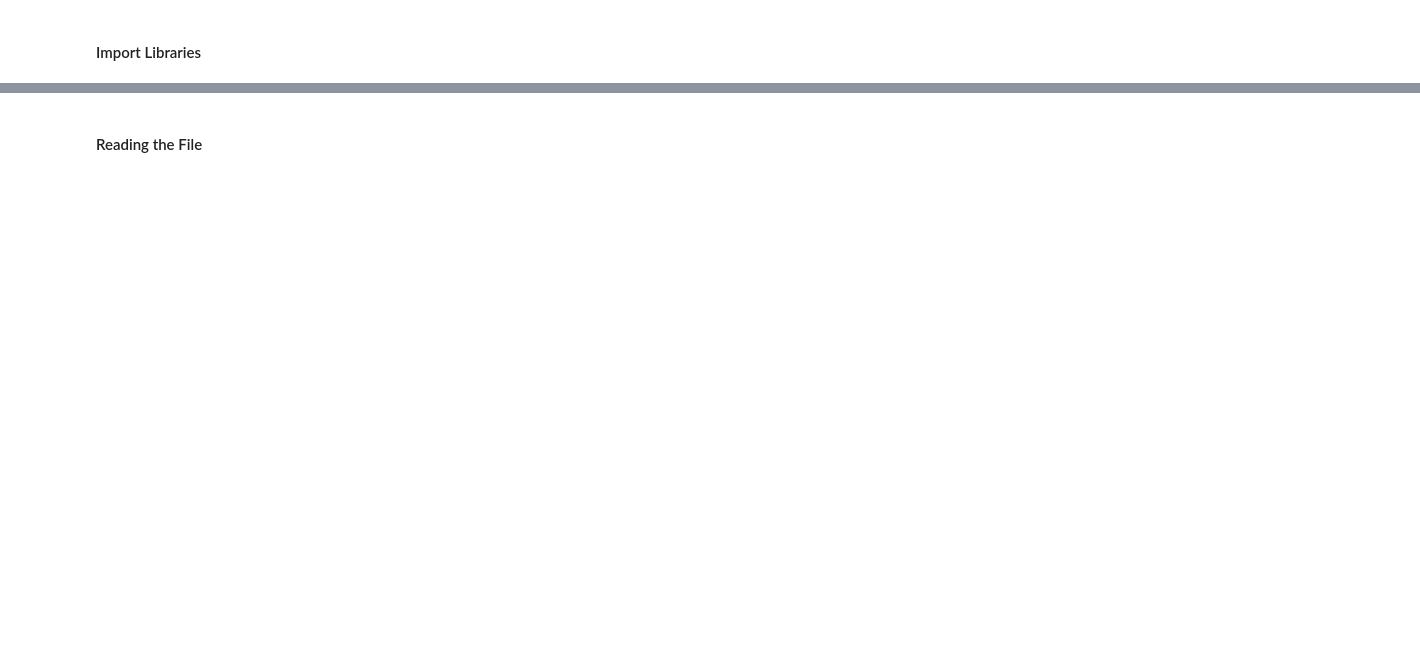
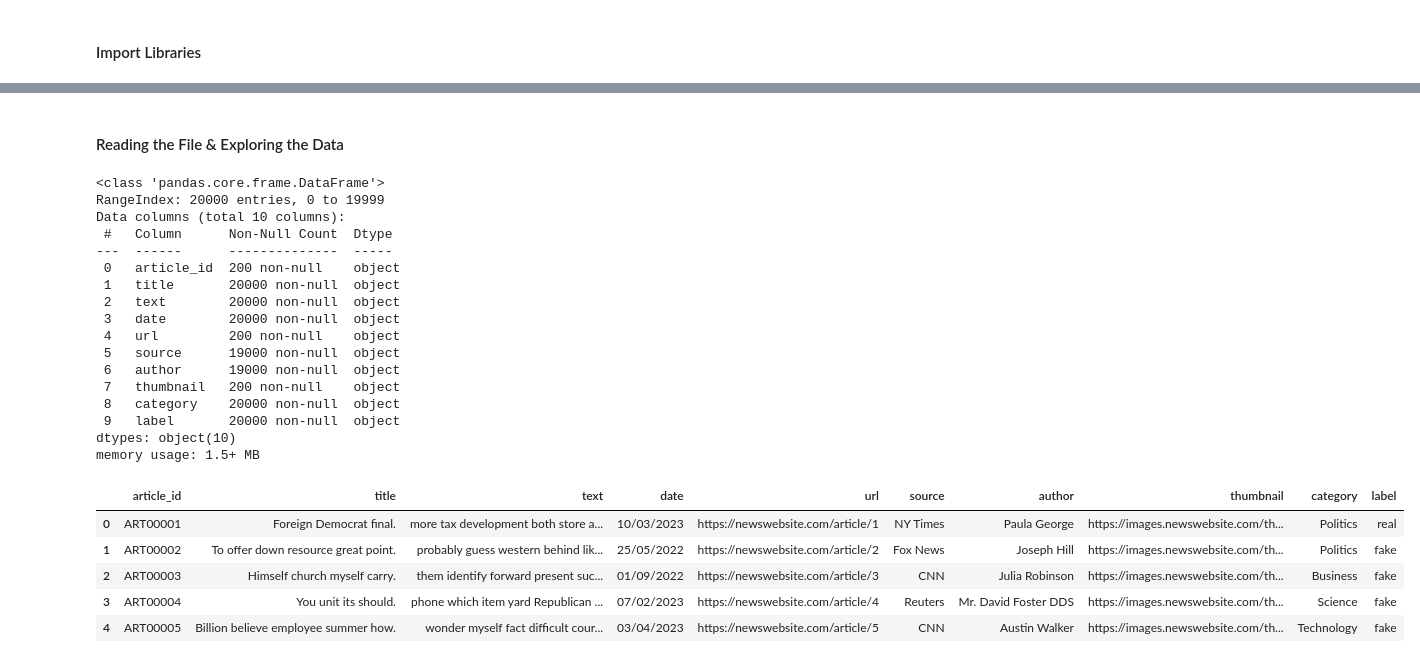
Before and after one commit to kim0chi/fake-news-cleaning, a Jupyter notebook: notebook.ipynb, the cells around one changed output, grey strips where cells are left out. Cells and saved outputs as stored; diff of their text form; code cells hidden in the pictures; blank space fills up the shorter version.

```diff
--- a/notebook.ipynb
+++ b/notebook.ipynb
@@ -36,4 +64,30 @@ import numpy as np
 # %% [markdown]
-#### Reading the File
+#### Reading the File & Exploring the Data
 # %%
 data = pd.read_csv('fake_news_dataset.csv')
+data.info()
+data.head()
+# %% [output]
+<class 'pandas.core.frame.DataFrame'>
+RangeIndex: 20000 entries, 0 to 19999
+Data columns (total 10 columns):
+ #   Column      Non-Null Count  Dtype
+---  ------      --------------  -----
+ 0   article_id  200 non-null    object
+ 1   title       20000 non-null  object
+ 2   text        20000 non-null  object
+ 3   date        20000 non-null  object
+ 4   url         200 non-null    object
+ 5   source      19000 non-null  object
+ 6   author      19000 non-null  object
+ 7   thumbnail   200 non-null    object
+ 8   category    20000 non-null  object
+ 9   label       20000 non-null  object
+dtypes: object(10)
+memory usage: 1.5+ MB
+|  | article_id | title | text | date | url | source | author | thumbnail | category | label |
+| 0 | ART00001 | Foreign Democrat final. | more tax development both store a... | 10/03/2023 | https://newswebsite.com/article/1 | NY Times | Paula George | https://images.newswebsite.com/th... | Politics | real |
+| 1 | ART00002 | To offer down resource great point. | probably guess western behind lik... | 25/05/2022 | https://newswebsite.com/article/2 | Fox News | Joseph Hill | https://images.newswebsite.com/th... | Politics | fake |
+| 2 | ART00003 | Himself church myself carry. | them identify forward present suc... | 01/09/2022 | https://newswebsite.com/article/3 | CNN | Julia Robinson | https://images.newswebsite.com/th... | Business | fake |
+| 3 | ART00004 | You unit its should. | phone which item yard Republican ... | 07/02/2023 | https://newswebsite.com/article/4 | Reuters | Mr. David Foster DDS | https://images.newswebsite.com/th... | Science | fake |
+| 4 | ART00005 | Billion believe employee summer how. | wonder myself fact difficult cour... | 03/04/2023 | https://newswebsite.com/article/5 | CNN | Austin Walker | https://images.newswebsite.com/th... | Technology | fake |
```
Also changed, not shown: parts of 59 cells of this notebook.
